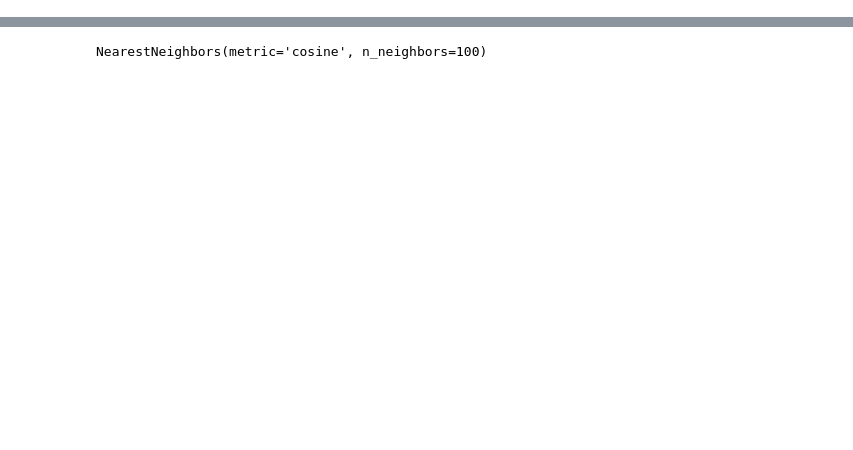
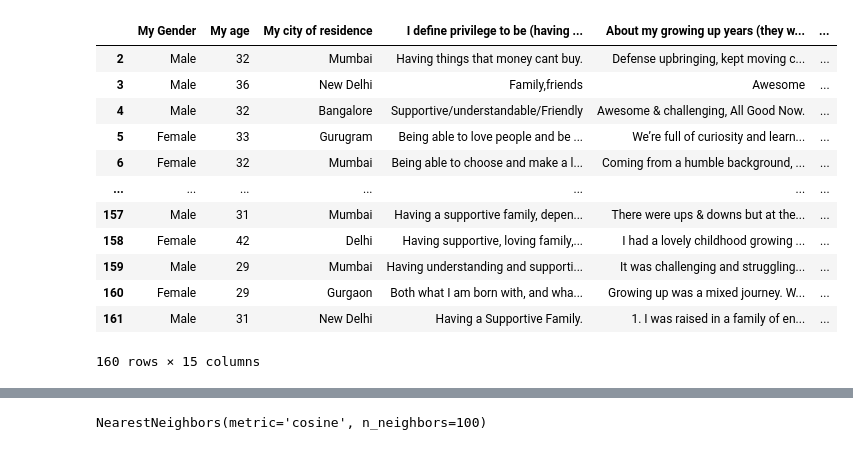
Before and after one commit to Chandan-CV/awm-recommendation, a Jupyter notebook: simplestknn.ipynb, the cells around one changed output, grey strips where cells are left out. Cells and saved outputs as stored; diff of their text form; code cells hidden in the pictures; blank space fills up the shorter version.

```diff
--- a/simplestknn.ipynb
+++ b/simplestknn.ipynb
@@ -29,3 +29,20 @@ dataset
+# %%
+dataset.index = np.arange(2, len(dataset) + 2)
+dataset
+# %% [output]
+|  | My Gender | My age | My city of residence | I define privilege to be (having ... | About my growing up years (they w... | ... |
+| 2 | Male | 32 | Mumbai | Having things that money cant buy. | Defense upbringing, kept moving c... | ... |
+| 3 | Male | 36 | New Delhi | Family,friends | Awesome | ... |
+| 4 | Male | 32 | Bangalore | Supportive/understandable/Friendly | Awesome & challenging, All Good Now. | ... |
+| 5 | Female | 33 | Gurugram | Being able to love people and be ... | We’re full of curiosity and learn... | ... |
+| 6 | Female | 32 | Mumbai | Being able to choose and make a l... | Coming from a humble background, ... | ... |
+| ... | ... | ... | ... | ... | ... | ... |
+| 157 | Male | 31 | Mumbai | Having a supportive family, depen... | There were ups & downs but at the... | ... |
+| 158 | Female | 42 | Delhi | Having supportive, loving family,... | I had a lovely childhood growing ... | ... |
+| 159 | Male | 29 | Mumbai | Having understanding and supporti... | It was challenging and struggling... | ... |
+| 160 | Female | 29 | Gurgaon | Both what I am born with, and wha... | Growing up was a mixed journey. W... | ... |
+| 161 | Male | 31 | New Delhi | Having a Supportive Family. | 1. I was raised in a family of en... | ... |
+160 rows × 15 columns
 # %%
 dataset = (dataset.iloc[:,:3]).join(dataset.iloc[:,5])
 # %%
```
Also changed, not shown: parts of 10 cells of this notebook.
